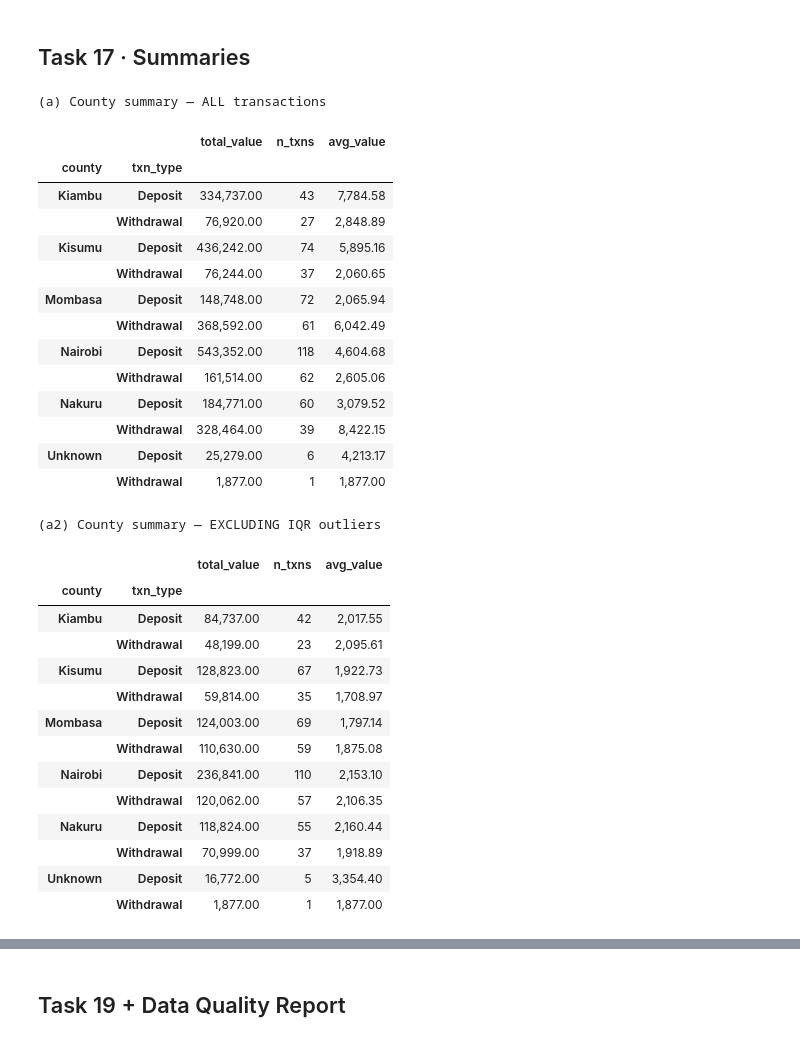
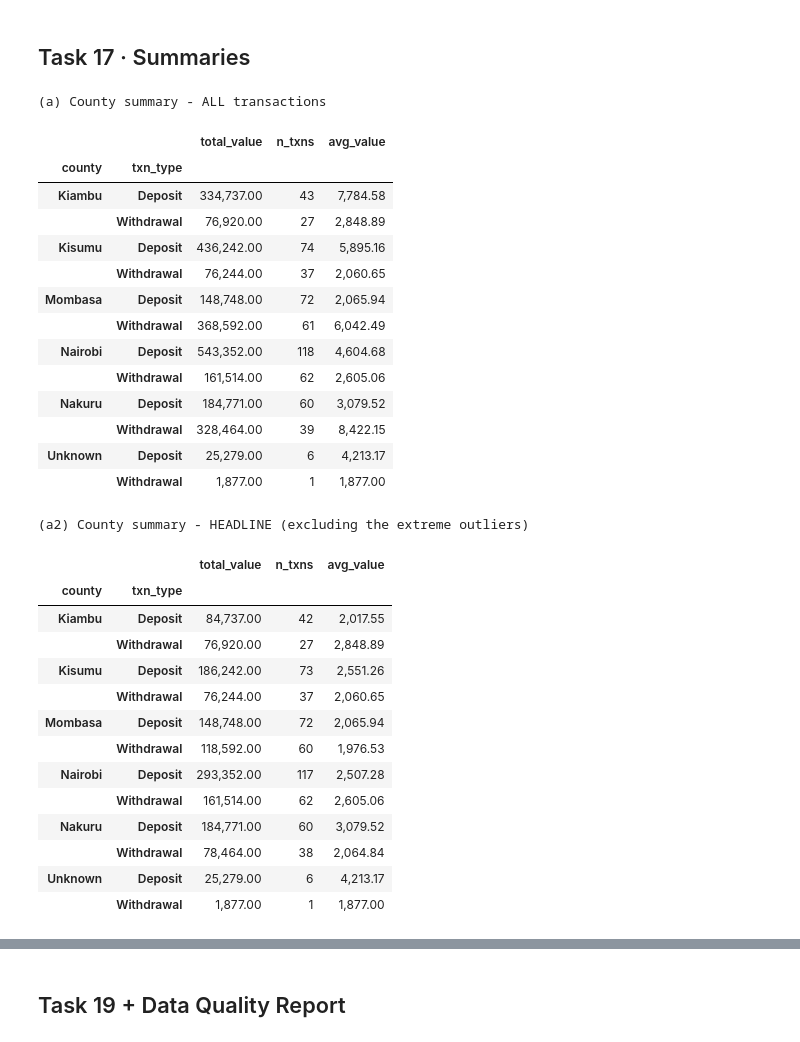
Before and after one commit to Chala-prog/plp-da-a3-duka-sales-and-agent-cleanup, a Jupyter notebook: agent_cleanup.ipynb, the cells around one changed output, grey strips where cells are left out. Drawn from its saved outputs; the diff is of its cells as text; code cells hidden in the pictures.

```diff
--- a/agent_cleanup.ipynb
+++ b/agent_cleanup.ipynb
@@ -160,43 +220,43 @@ value on unknown-agent rows: KES 27,156
 # %% [markdown]
 ## Task 17 · Summaries
 # %%
-outl = clean[~clean.is_outlier]   # headline figures exclude flagged outliers; see note below
+headline = clean[~clean.is_extreme_outlier]   # headline figures exclude only the suspected errors (is_extreme_outlier)
 def summ(d):
     s = d.groupby(["county","txn_type"])["amount"].agg(total_value="sum", n_txns="count", avg_value="mean").round(2)
     return s
-print("(a) County summary — ALL transactions")
+print("(a) County summary - ALL transactions")
 county_summary = summ(clean); display(county_summary)
-print("(a2) County summary — EXCLUDING IQR outliers")
-display(summ(outl))
+print("(a2) County summary - HEADLINE (excluding the extreme outliers)")
+display(summ(headline))
 # %% [output]
-(a) County summary — ALL transactions
+(a) County summary - ALL transactions
 |  |  | total_value | n_txns | avg_value |
 | county | txn_type |  |  |  |
 | Kiambu | Deposit | 334,737.00 | 43 | 7,784.58 |
 |  | Withdrawal | 76,920.00 | 27 | 2,848.89 |
 | Kisumu | Deposit | 436,242.00 | 74 | 5,895.16 |
 |  | Withdrawal | 76,244.00 | 37 | 2,060.65 |
 | Mombasa | Deposit | 148,748.00 | 72 | 2,065.94 |
 |  | Withdrawal | 368,592.00 | 61 | 6,042.49 |
 | Nairobi | Deposit | 543,352.00 | 118 | 4,604.68 |
 |  | Withdrawal | 161,514.00 | 62 | 2,605.06 |
 | Nakuru | Deposit | 184,771.00 | 60 | 3,079.52 |
 |  | Withdrawal | 328,464.00 | 39 | 8,422.15 |
 | Unknown | Deposit | 25,279.00 | 6 | 4,213.17 |
 |  | Withdrawal | 1,877.00 | 1 | 1,877.00 |
-(a2) County summary — EXCLUDING IQR outliers
+(a2) County summary - HEADLINE (excluding the extreme outliers)
 |  |  | total_value | n_txns | avg_value |
 | county | txn_type |  |  |  |
 | Kiambu | Deposit | 84,737.00 | 42 | 2,017.55 |
-|  | Withdrawal | 48,199.00 | 23 | 2,095.61 |
-| Kisumu | Deposit | 128,823.00 | 67 | 1,922.73 |
-|  | Withdrawal | 59,814.00 | 35 | 1,708.97 |
-| Mombasa | Deposit | 124,003.00 | 69 | 1,797.14 |
-|  | Withdrawal | 110,630.00 | 59 | 1,875.08 |
-| Nairobi | Deposit | 236,841.00 | 110 | 2,153.10 |
-|  | Withdrawal | 120,062.00 | 57 | 2,106.35 |
-| Nakuru | Deposit | 118,824.00 | 55 | 2,160.44 |
-|  | Withdrawal | 70,999.00 | 37 | 1,918.89 |
-| Unknown | Deposit | 16,772.00 | 5 | 3,354.40 |
+|  | Withdrawal | 76,920.00 | 27 | 2,848.89 |
+| Kisumu | Deposit | 186,242.00 | 73 | 2,551.26 |
+|  | Withdrawal | 76,244.00 | 37 | 2,060.65 |
+| Mombasa | Deposit | 148,748.00 | 72 | 2,065.94 |
+|  | Withdrawal | 118,592.00 | 60 | 1,976.53 |
+| Nairobi | Deposit | 293,352.00 | 117 | 2,507.28 |
+|  | Withdrawal | 161,514.00 | 62 | 2,605.06 |
+| Nakuru | Deposit | 184,771.00 | 60 | 3,079.52 |
+|  | Withdrawal | 78,464.00 | 38 | 2,064.84 |
+| Unknown | Deposit | 25,279.00 | 6 | 4,213.17 |
 |  | Withdrawal | 1,877.00 | 1 | 1,877.00 |
 # %%
```
Also changed, not shown: parts of 14 cells of this notebook, 6 other files.
